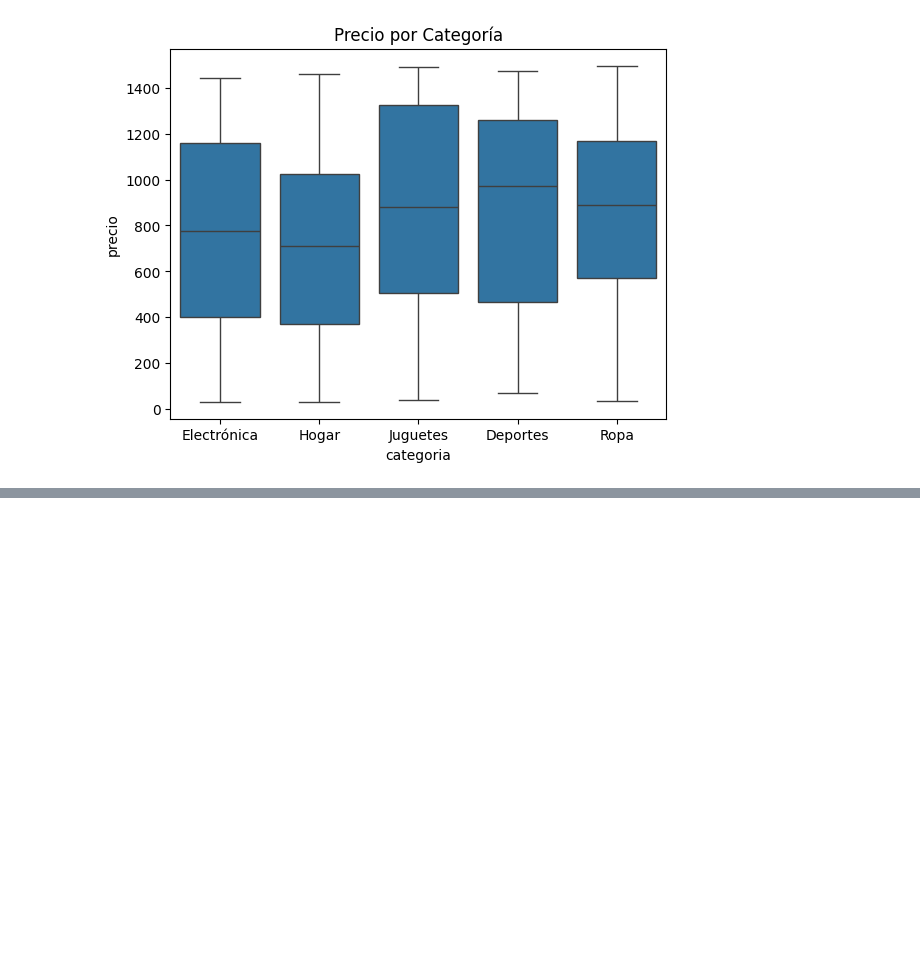
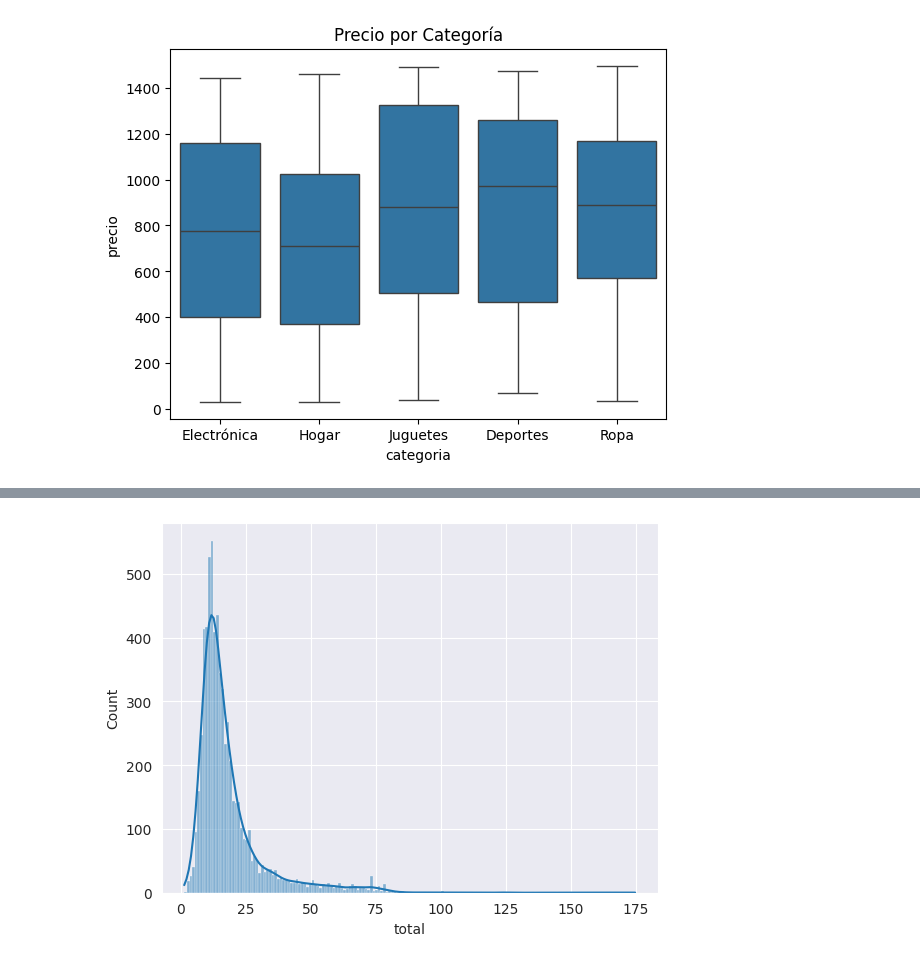
Before and after one commit to Sophia-vanegas/EDAsemillero, a Jupyter notebook: EDA_ejercicio_1.ipynb, the cells around one changed output, grey strips where cells are left out. Drawn from its saved outputs; the diff is of its cells as text; code cells hidden in the pictures; blank space fills up the shorter version.

```diff
--- a/EDA_ejercicio_1.ipynb
+++ b/EDA_ejercicio_1.ipynb
@@ -134,0 +76,4 @@ df = pd.DataFrame({'Fecha': dias,
+# %%
+import seaborn as sns
+taxis= sns.load_dataset('taxis')
+taxis.head()
@@ -148,0 +129,7 @@ df_main{'edad'}.fillna(df_main['edad'].mean(), inplace=True)
+# %%
+#Histograma
+sns.set_style('darkgrid')
+g= sns.histplot(taxis['total'],kde=True)
+plt.show()
+# %% [output]
+[figure, added]
```
Also changed, not shown: parts of 18 cells of this notebook.
